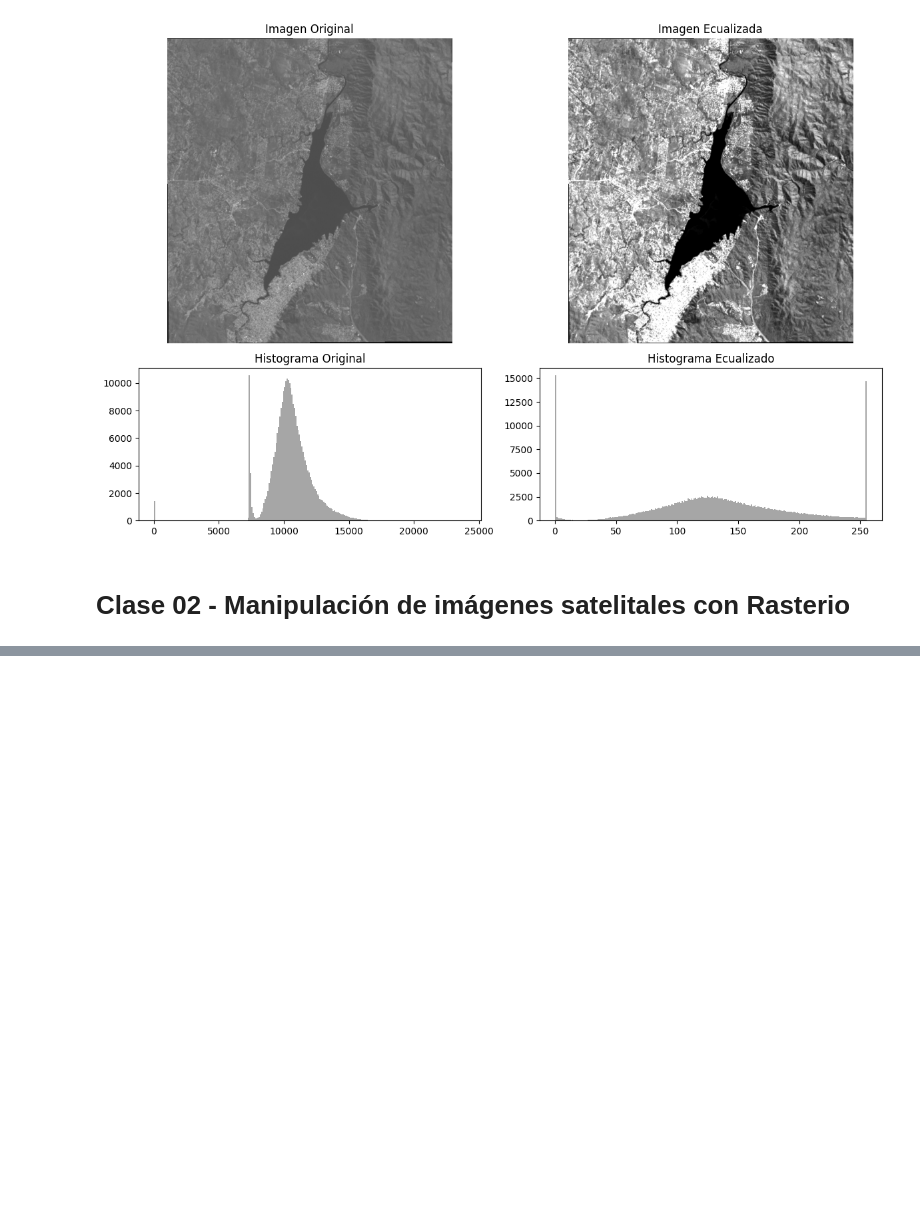
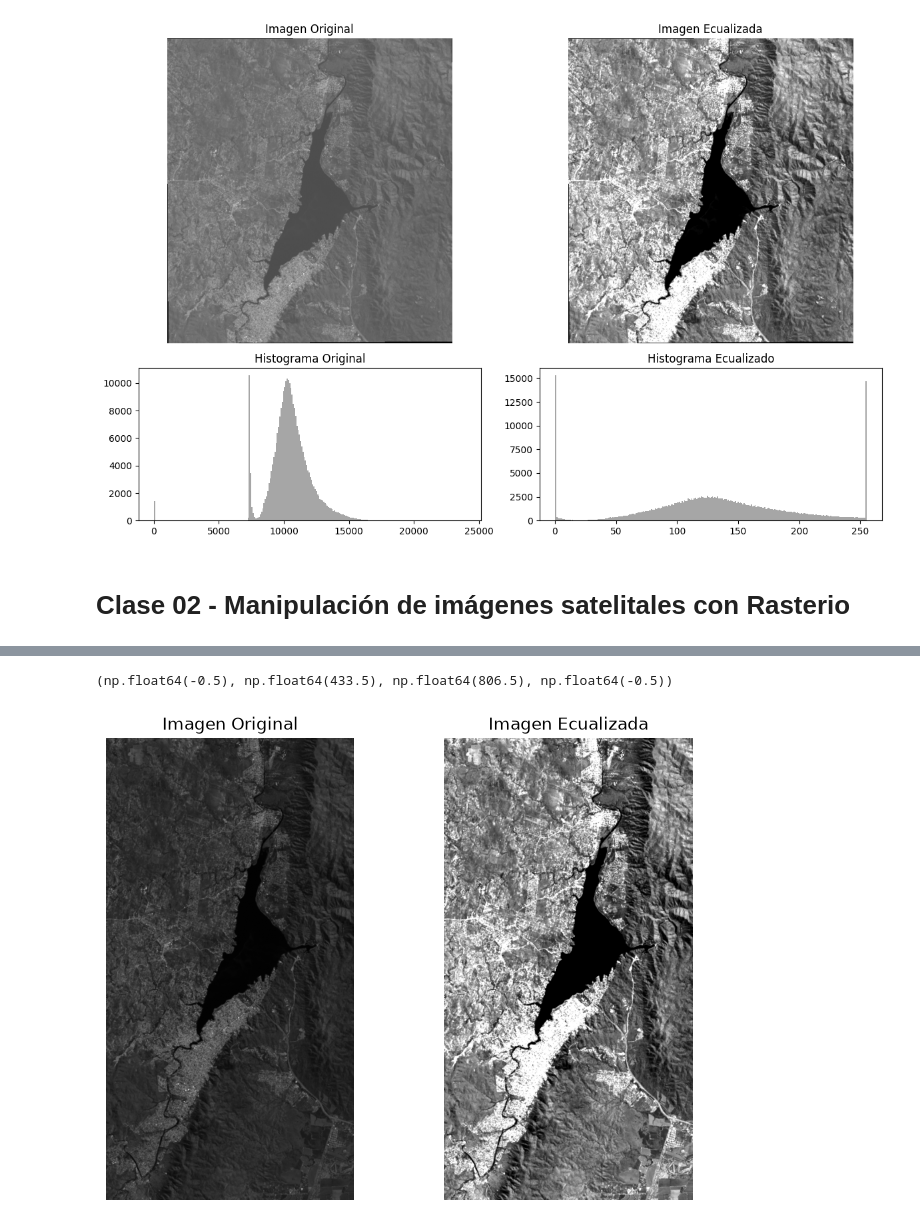
Before and after one commit to francobarrionuevoenv21/MAIE_devs_pub, a Jupyter notebook: Proc_Img/practicos/Entregables01_Barrionuevo.ipynb, the cells around one changed output, grey strips where cells are left out. Cells and saved outputs as stored; diff of their text form; code cells hidden in the pictures; blank space fills up the shorter version.

```diff
--- a/Proc_Img/practicos/Entregables01_Barrionuevo.ipynb
+++ b/Proc_Img/practicos/Entregables01_Barrionuevo.ipynb
@@ -176,0 +202,19 @@ NameError: name 'l8_b7_data' is not defined
+# %%
+ul_x, ul_y = 352780,-3461018
+lr_x, lr_y = 365815,-3485242
+
+subset_esr, window = fp.subset_img(l8_b7_ds, [1], ul_x, ul_y, lr_x, lr_y)
+# %%
+fig, ax = plt.subplots(1, 2, figsize=(8, 6))
+
+ax[0].imshow(subset_esr, cmap='gray')
+ax[0].set_title('Imagen Original')
+ax[0].axis('off')
+
+subset_nodata = l8_b7_ds.nodata
+ax[1].imshow(fp.scale(subset_esr, 5, subset_nodata), cmap='gray')
+ax[1].set_title('Imagen Ecualizada')
+ax[1].axis('off')
+# %% [output]
+(np.float64(-0.5), np.float64(433.5), np.float64(806.5), np.float64(-0.5))
+[figure, added]
```
Also changed, not shown: parts of 6 cells of this notebook, 2 other files.
